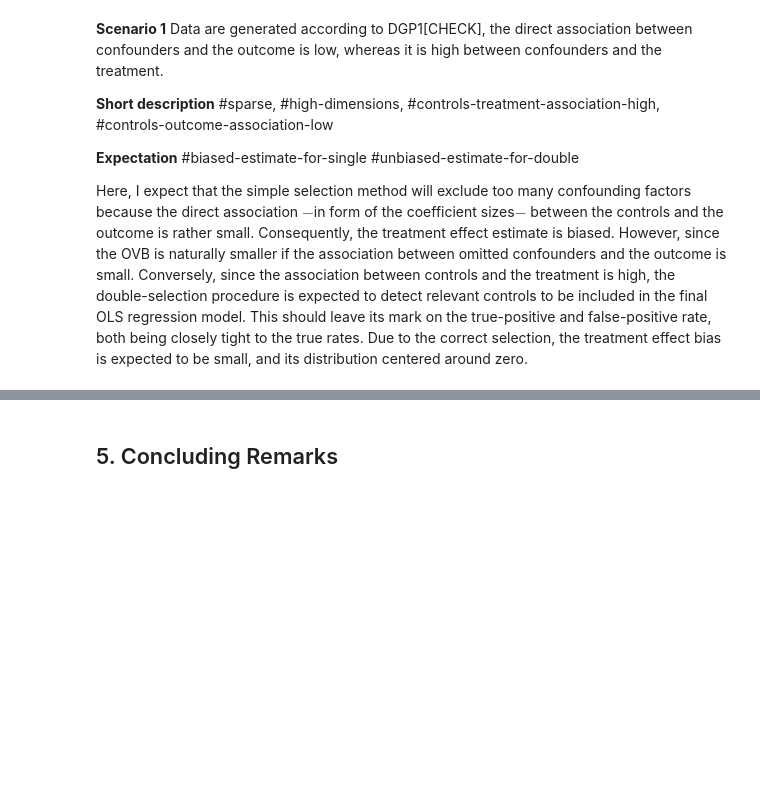
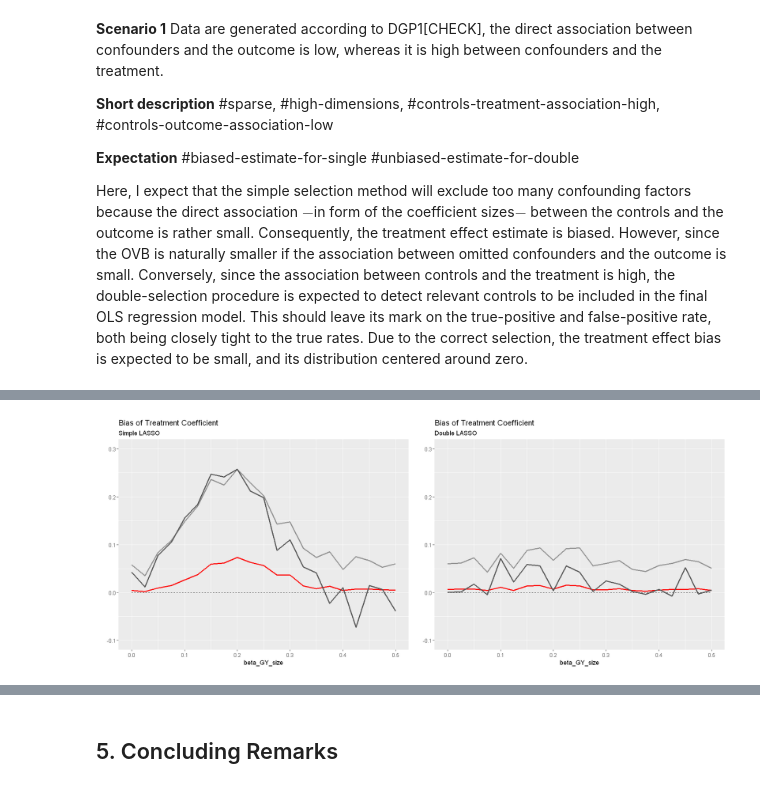
Before and after one commit to maxschae/compstat-project, a Jupyter notebook: CompStat_Project_Max_Schäfer.ipynb, the cells around one changed output, grey strips where cells are left out. Saved outputs shown, nothing was run; the diff lists cells and outputs as text; code cells hidden in the pictures; blank space fills up the shorter version.

```diff
--- a/CompStat_Project_Max_Schäfer.ipynb
+++ b/CompStat_Project_Max_Schäfer.ipynb
@@ -516,0 +738,4 @@ Missing:
+# %%
+grid.arrange(p_confounder_bias_simple, p_confounder_bias_double, nrow=1)
+# %% [output]
+[figure, added]
```
Also changed, not shown: parts of 113 cells of this notebook, 4 other files.
